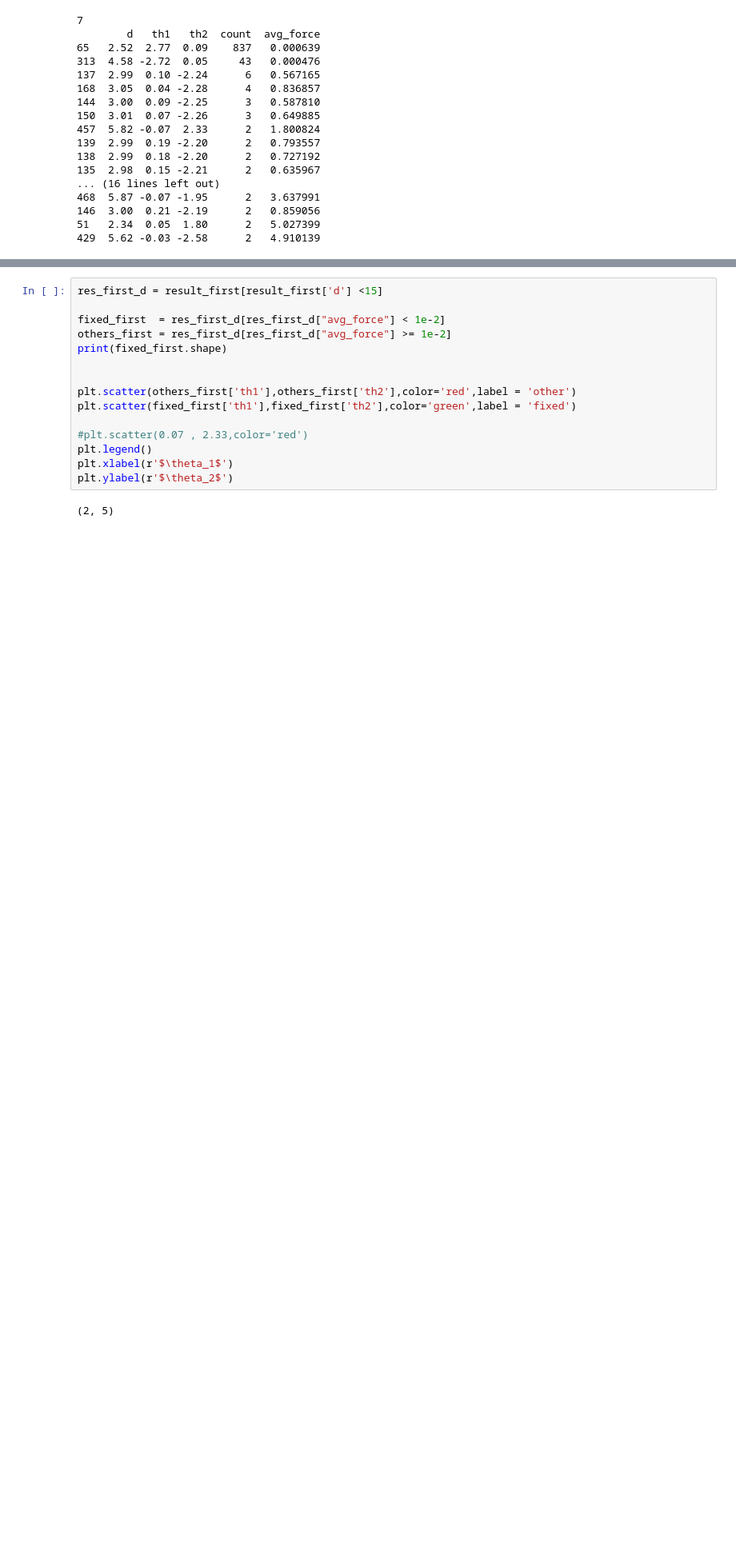
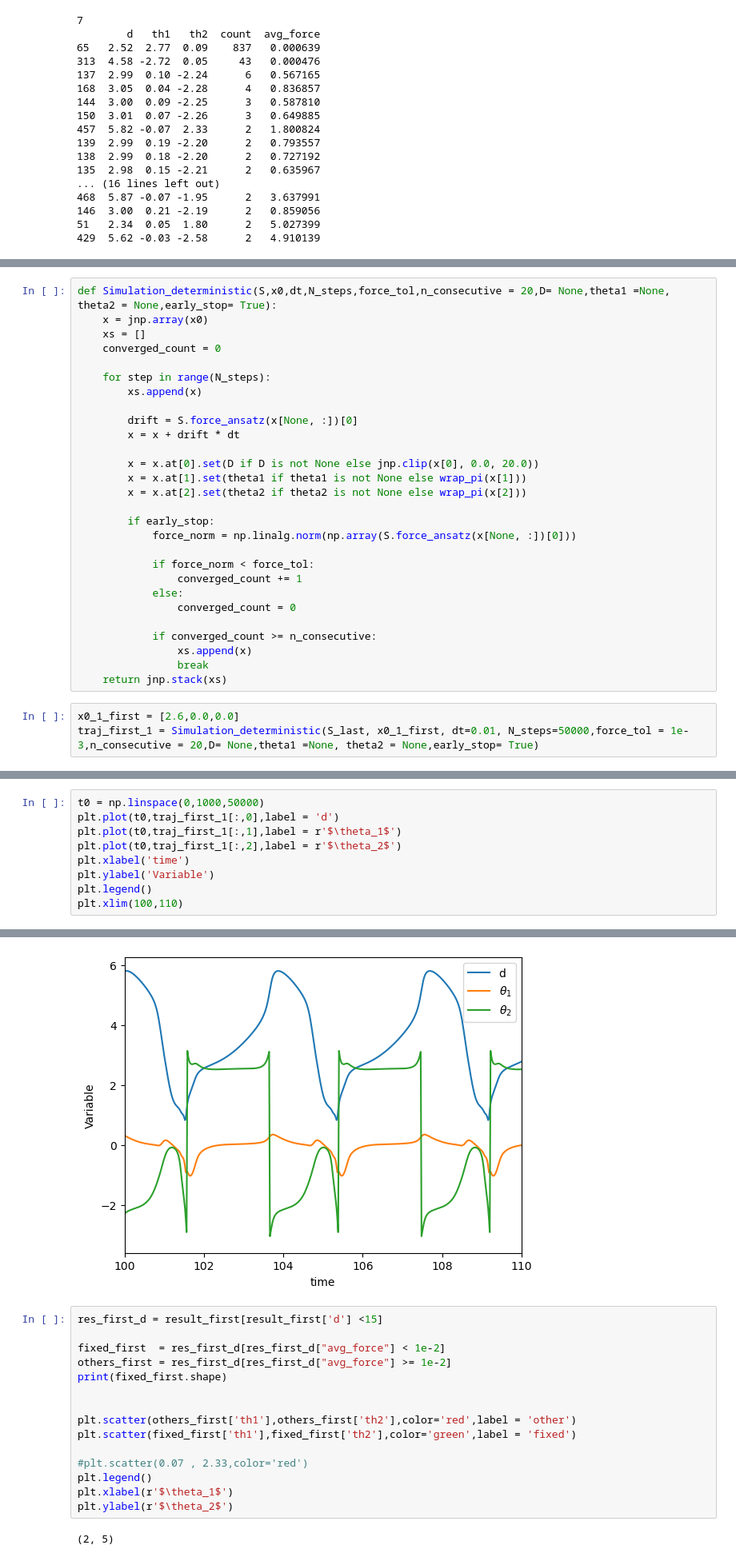
Before and after one commit to Marindevandijk/Thesis-clean, a Jupyter notebook: notebook_exploratory/01_overdamped_exploration.ipynb, the cells around one changed output, grey strips where cells are left out. Shown at 80% size. Saved outputs shown, nothing was run; the diff lists cells and outputs as text; blank space fills up the shorter version.

```diff
--- a/notebook_exploratory/01_overdamped_exploration.ipynb
+++ b/notebook_exploratory/01_overdamped_exploration.ipynb
@@ -929,0 +1085,31 @@ print(result_first.head(30))
+# %%
+def Simulation_deterministic(S,x0,dt,N_steps,force_tol,n_consecutive = 20,D= None,theta1 =None, theta2 = None,early_stop= True):
+    x = jnp.array(x0)
+    xs = []
+    converged_count = 0
+
+    for step in range(N_steps):
+        xs.append(x)
+
+        drift = S.force_ansatz(x[None, :])[0]
+        x = x + drift * dt
+
+        x = x.at[0].set(D if D is not None else jnp.clip(x[0], 0.0, 20.0))
+        x = x.at[1].set(theta1 if theta1 is not None else wrap_pi(x[1]))
+        x = x.at[2].set(theta2 if theta2 is not None else wrap_pi(x[2]))
+
+        if early_stop:
+            force_norm = np.linalg.norm(np.array(S.force_ansatz(x[None, :])[0]))
+
+            if force_norm < force_tol:
+                converged_count += 1
+            else:
+                converged_count = 0
+
+            if converged_count >= n_consecutive:
+                xs.append(x)
+                break
+    return jnp.stack(xs)
+# %%
+x0_1_first = [2.6,0.0,0.0]
+traj_first_1 = Simulation_deterministic(S_last, x0_1_first, dt=0.01, N_steps=50000,force_tol = 1e-3,n_consecutive = 20,D= None,theta1 =None, theta2 = None,early_stop= True)
@@ -929,0 +1138,10 @@ print(result_first.head(30))
+# %%
+t0 = np.linspace(0,1000,50000)
+plt.plot(t0,traj_first_1[:,0],label = 'd')
+plt.plot(t0,traj_first_1[:,1],label = r'$\theta_1$')
+plt.plot(t0,traj_first_1[:,2],label = r'$\theta_2$')
+plt.xlabel('time')
+plt.ylabel('Variable')
+plt.legend()
+plt.xlim(100,110)
+# %% [output]
@@ -930,3 +1149,4 @@ print(result_first.head(30))
+[figure, added]
 # %%
 res_first_d = result_first[result_first['d'] <15]
 
```
Also changed, not shown: parts of 10 cells of this notebook, 5 other files.
